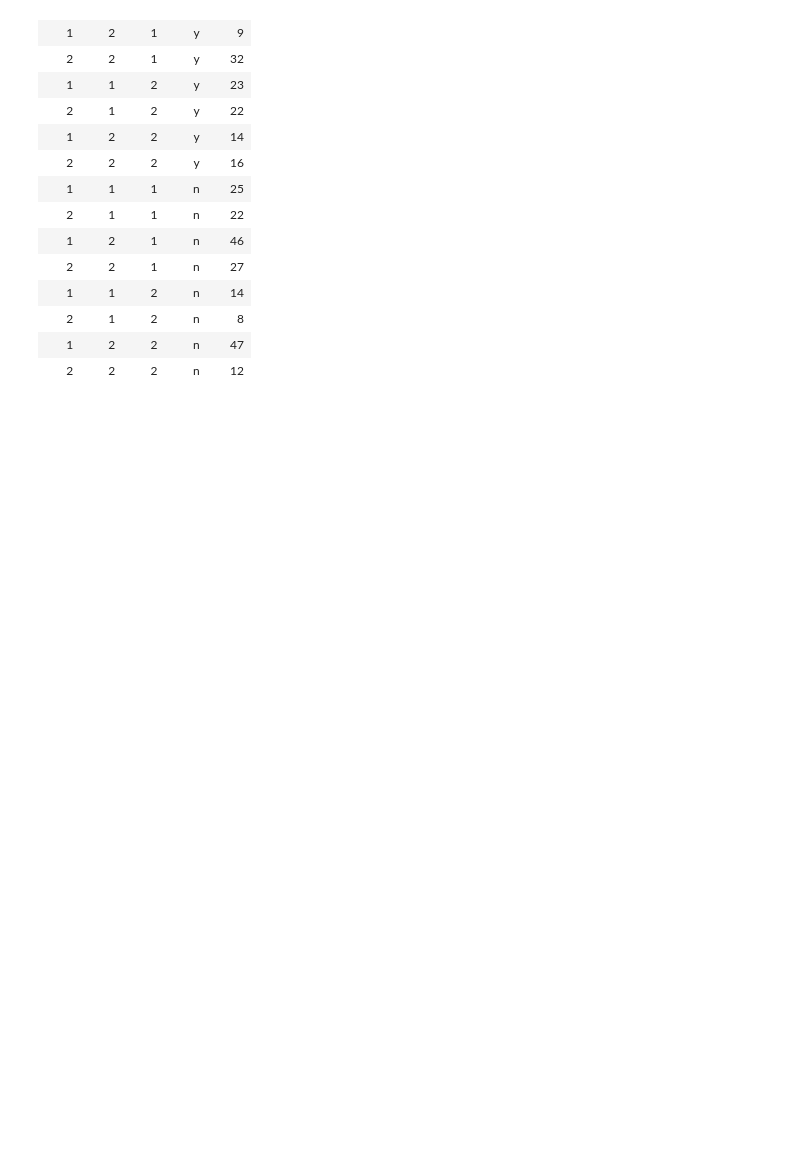
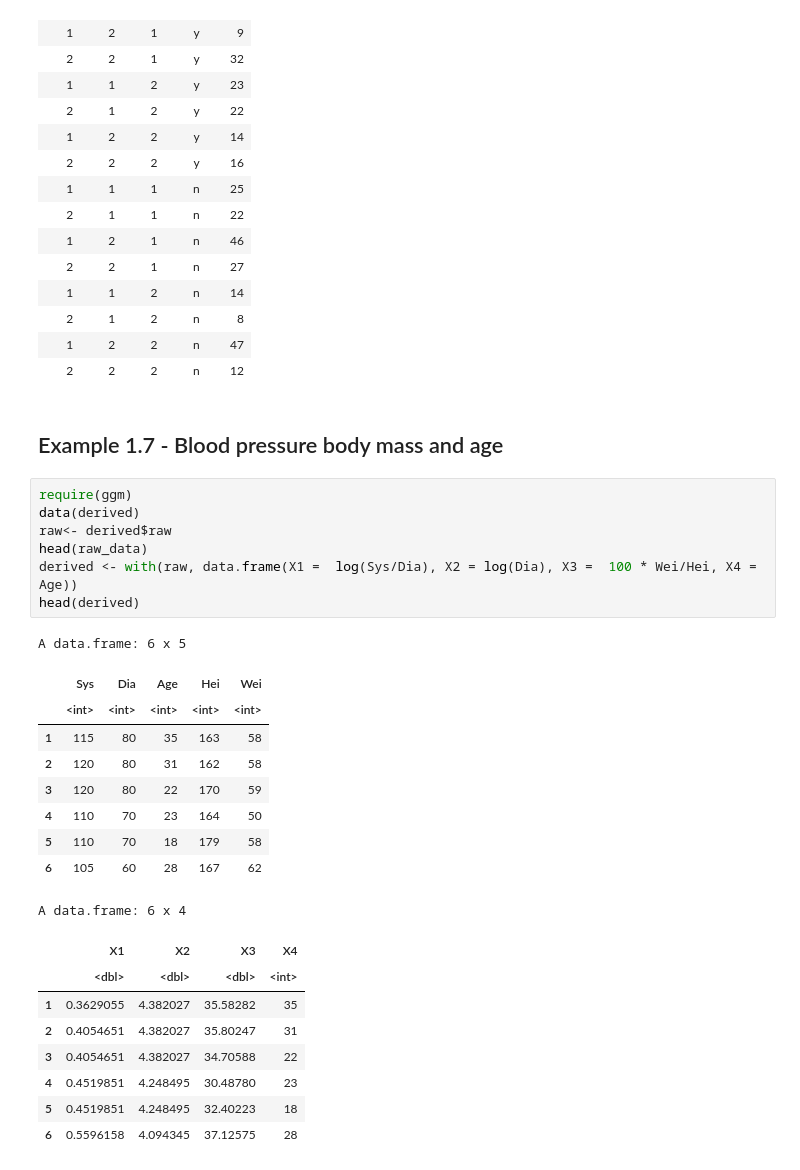
Before and after one commit to StaThin/RGM, a Jupyter notebook: examples.ipynb, the cells around one changed output. Cells and saved outputs as stored; diff of their text form; blank space fills up the shorter version.

```diff
--- a/examples.ipynb
+++ b/examples.ipynb
@@ -483,3 +489,31 @@ A data.frame: 16 x 5
 | 2 | 1 | 2 | n | 8 |
 | 1 | 2 | 2 | n | 47 |
 | 2 | 2 | 2 | n | 12 |
+# %% [markdown]
+## Example 1.7 - Blood pressure body mass and age
+# %%
+require(ggm)
+data(derived)
+raw<- derived$raw
+head(raw_data)
+derived <- with(raw, data.frame(X1 =  log(Sys/Dia), X2 = log(Dia), X3 =  100 * Wei/Hei, X4 = Age))
+head(derived)
+# %% [output]
+A data.frame: 6 x 5
+|  | Sys | Dia | Age | Hei | Wei |
+|  | <int> | <int> | <int> | <int> | <int> |
+| 1 | 115 | 80 | 35 | 163 | 58 |
+| 2 | 120 | 80 | 31 | 162 | 58 |
+| 3 | 120 | 80 | 22 | 170 | 59 |
+| 4 | 110 | 70 | 23 | 164 | 50 |
+| 5 | 110 | 70 | 18 | 179 | 58 |
+| 6 | 105 | 60 | 28 | 167 | 62 |
+A data.frame: 6 x 4
+|  | X1 | X2 | X3 | X4 |
+|  | <dbl> | <dbl> | <dbl> | <int> |
+| 1 | 0.3629055 | 4.382027 | 35.58282 | 35 |
+| 2 | 0.4054651 | 4.382027 | 35.80247 | 31 |
+| 3 | 0.4054651 | 4.382027 | 34.70588 | 22 |
+| 4 | 0.4519851 | 4.248495 | 30.48780 | 23 |
+| 5 | 0.4519851 | 4.248495 | 32.40223 | 18 |
+| 6 | 0.5596158 | 4.094345 | 37.12575 | 28 |
```
Also changed, not shown: parts of 5 cells of this notebook, 1 other file.
